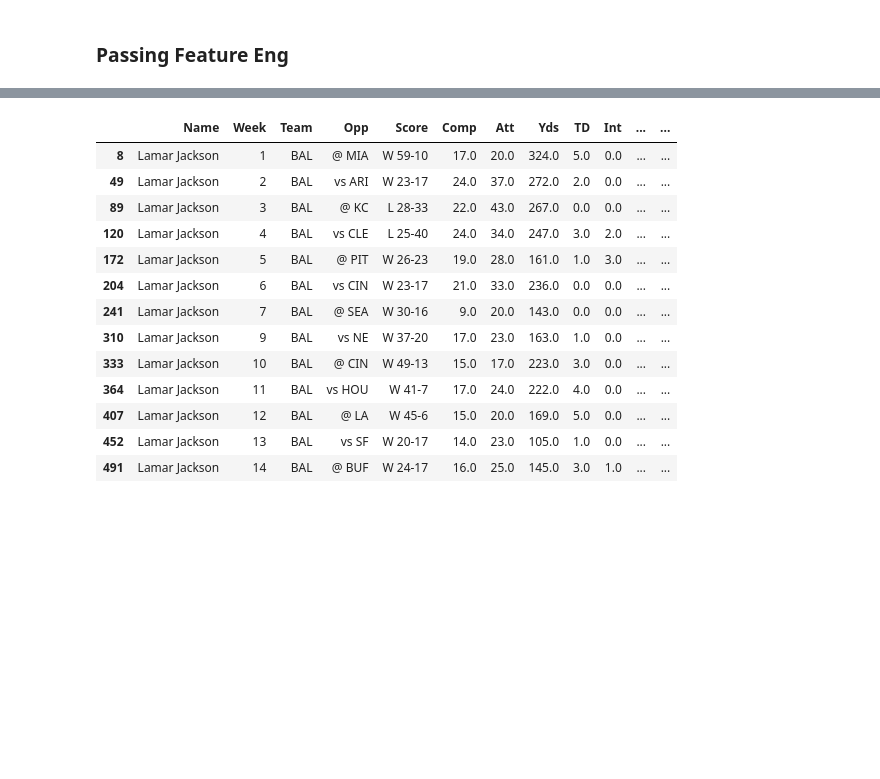
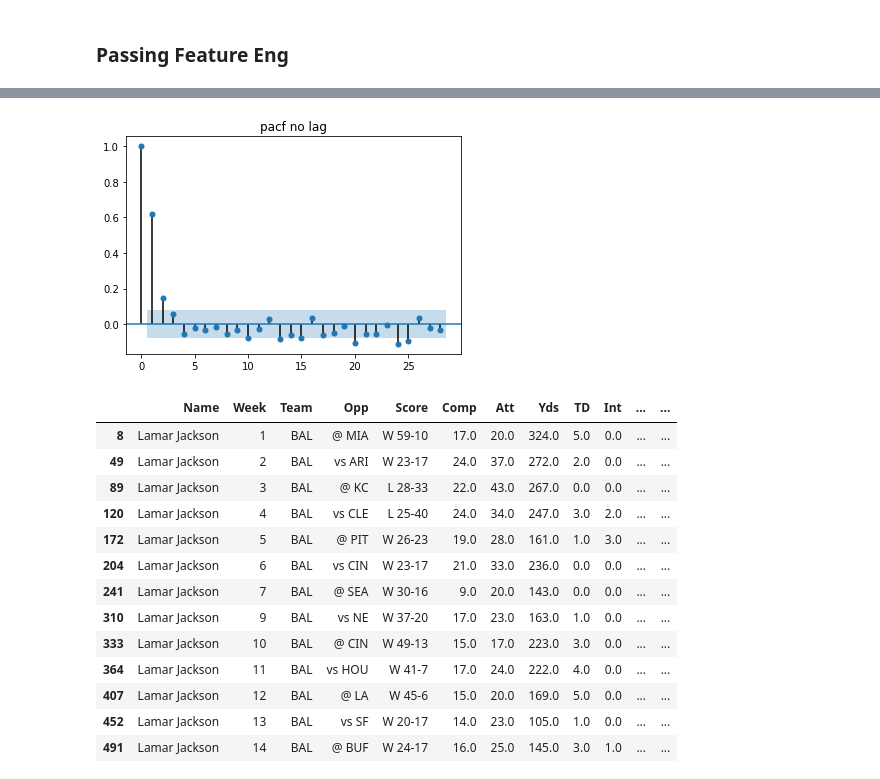
Before and after one commit to Matt-J-Christy/python_dev_practice, a Jupyter notebook: 02_feature-engineering-data-prep/FeatureEng.ipynb, the cells around one changed output, grey strips where cells are left out. Cells and saved outputs as stored; diff of their text form; code cells hidden in the pictures; blank space fills up the shorter version.

```diff
--- a/02_feature-engineering-data-prep/FeatureEng.ipynb
+++ b/02_feature-engineering-data-prep/FeatureEng.ipynb
@@ -84,2 +95,7 @@ rush['rush_fantasy_pts'] = rush['rush_fantasy_pts'].astype(float)
+# %%
+plot_pacf(series, title = 'pacf no lag')
+plt.show()
+# %% [output]
+[figure, added]
 # %%
 cols = ['Yds', 'TD', 'Int', 'Rate', 'passing_fantasy_pts']
```
Also changed, not shown: parts of 15 cells of this notebook.
